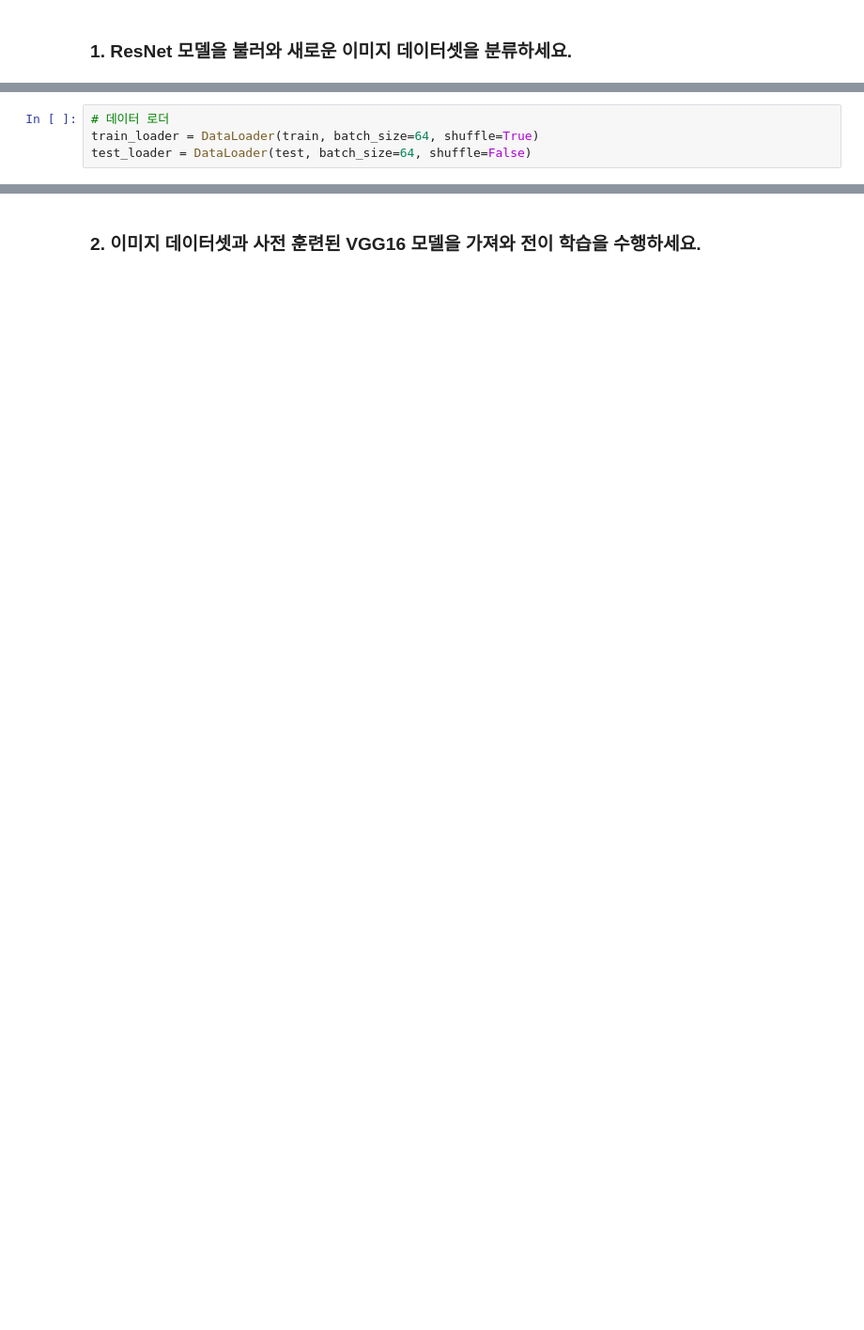
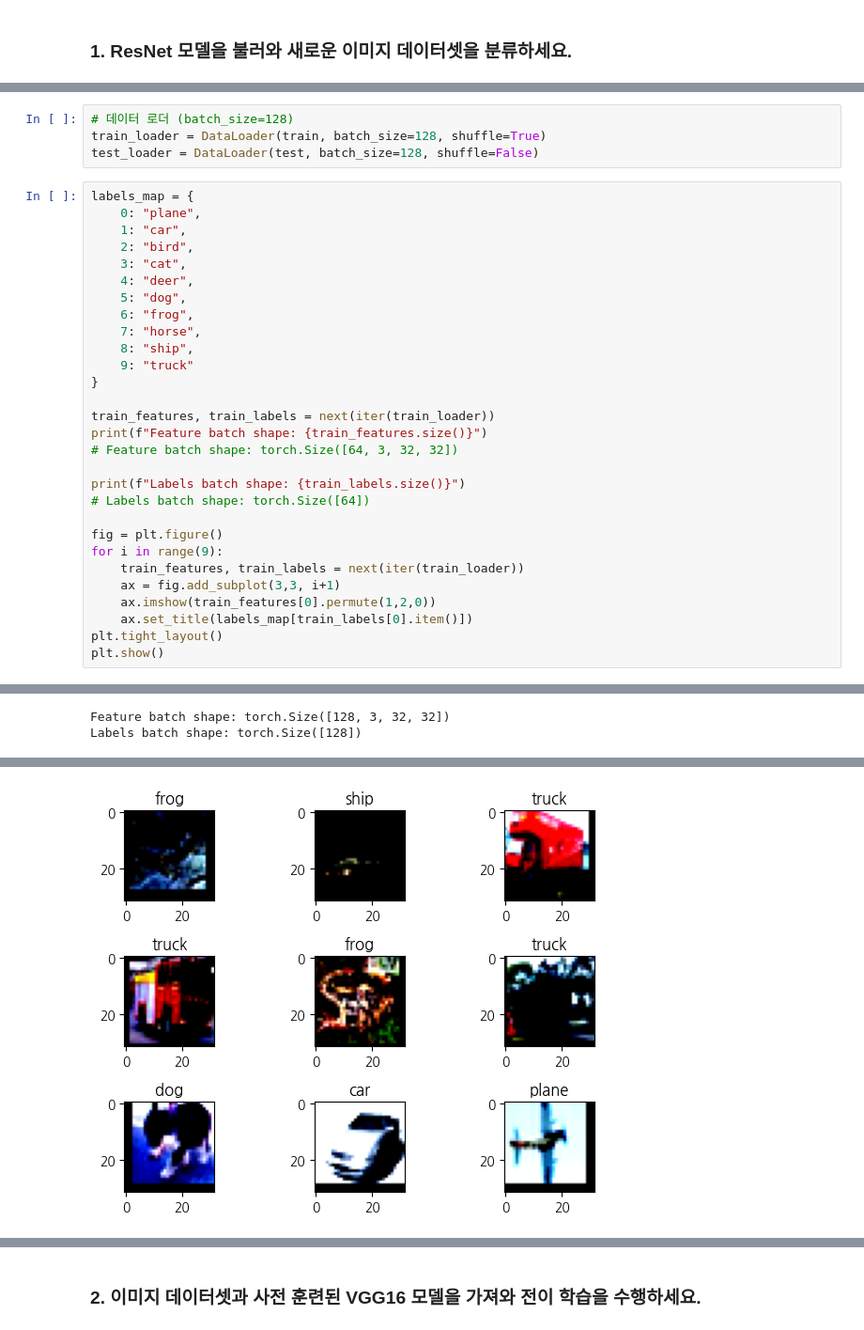
Before and after one commit to 100-hours-a-week/KTB4-Kaia-AI, a Jupyter notebook: weekly-challenge/week-05/weekly_challenge.ipynb, the cells around one changed output, grey strips where cells are left out. Shown at 94% size. Cells and saved outputs as stored; diff of their text form; blank space fills up the shorter version.

```diff
--- a/weekly-challenge/week-05/weekly_challenge.ipynb
+++ b/weekly-challenge/week-05/weekly_challenge.ipynb
@@ -46,5 +52,35 @@ test = datasets.CIFAR10(root='./data',
                         download=True)
 # %%
-# 데이터 로더
-train_loader = DataLoader(train, batch_size=64, shuffle=True)
-test_loader = DataLoader(test, batch_size=64, shuffle=False)
+# 데이터 로더 (batch_size=128)
+train_loader = DataLoader(train, batch_size=128, shuffle=True)
+test_loader = DataLoader(test, batch_size=128, shuffle=False)
+# %%
+labels_map = {
+    0: "plane",
+    1: "car",
+    2: "bird",
+    3: "cat",
+    4: "deer",
+    5: "dog",
+    6: "frog",
+    7: "horse",
+    8: "ship",
+    9: "truck"
+}
+
+train_features, train_labels = next(iter(train_loader))
+print(f"Feature batch shape: {train_features.size()}")
+# Feature batch shape: torch.Size([64, 3, 32, 32])
+
+print(f"Labels batch shape: {train_labels.size()}")
+# Labels batch shape: torch.Size([64])
+
+fig = plt.figure()
+for i in range(9):
+    train_features, train_labels = next(iter(train_loader))
+    ax = fig.add_subplot(3,3, i+1)
+    ax.imshow(train_features[0].permute(1,2,0))
+    ax.set_title(labels_map[train_labels[0].item()])
+plt.tight_layout()
+plt.show()
+# %% [output]
@@ -50,0 +90,2 @@ test_loader = DataLoader(test, batch_size=64, shuffle=False)
+Feature batch shape: torch.Size([128, 3, 32, 32])
+Labels batch shape: torch.Size([128])
@@ -50,0 +98 @@ test_loader = DataLoader(test, batch_size=64, shuffle=False)
+[figure, added]
```
Also changed, not shown: parts of 26 cells of this notebook.
